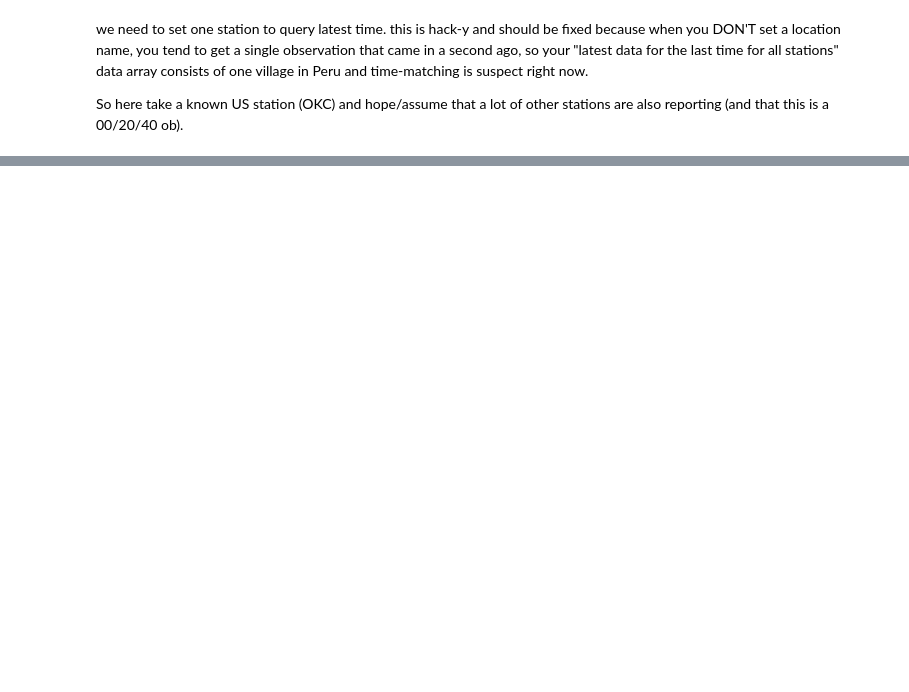
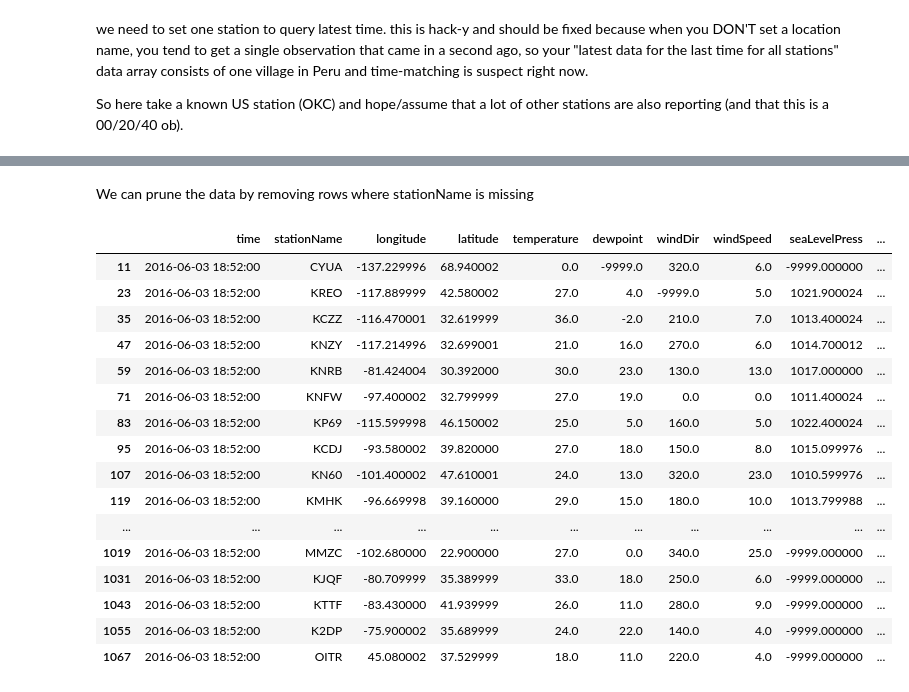
Before and after one commit to ahaberlie/python-awips, a Jupyter notebook: examples/notebooks/Surface_Obs_Plot_with_MetPy.ipynb, the cells around one changed output, grey strips where cells are left out. Saved outputs shown, nothing was run; the diff lists cells and outputs as text; code cells hidden in the pictures; blank space fills up the shorter version.

```diff
--- a/examples/notebooks/Surface_Obs_Plot_with_MetPy.ipynb
+++ b/examples/notebooks/Surface_Obs_Plot_with_MetPy.ipynb
@@ -140,0 +215,24 @@ NameError: name 'latitude' is not defined
+# %% [markdown]
+We can prune the data by removing rows where stationName is missing
+# %%
+obs = obs[obs.stationName.notnull()]
+
+HTML(obs.to_html())
+# %% [output]
+|  | time | stationName | longitude | latitude | temperature | dewpoint | windDir | windSpeed | seaLevelPress | ... |
+| 11 | 2016-06-03 18:52:00 | CYUA | -137.229996 | 68.940002 | 0.0 | -9999.0 | 320.0 | 6.0 | -9999.000000 | ... |
+| 23 | 2016-06-03 18:52:00 | KREO | -117.889999 | 42.580002 | 27.0 | 4.0 | -9999.0 | 5.0 | 1021.900024 | ... |
+| 35 | 2016-06-03 18:52:00 | KCZZ | -116.470001 | 32.619999 | 36.0 | -2.0 | 210.0 | 7.0 | 1013.400024 | ... |
+| 47 | 2016-06-03 18:52:00 | KNZY | -117.214996 | 32.699001 | 21.0 | 16.0 | 270.0 | 6.0 | 1014.700012 | ... |
+| 59 | 2016-06-03 18:52:00 | KNRB | -81.424004 | 30.392000 | 30.0 | 23.0 | 130.0 | 13.0 | 1017.000000 | ... |
+| 71 | 2016-06-03 18:52:00 | KNFW | -97.400002 | 32.799999 | 27.0 | 19.0 | 0.0 | 0.0 | 1011.400024 | ... |
+| 83 | 2016-06-03 18:52:00 | KP69 | -115.599998 | 46.150002 | 25.0 | 5.0 | 160.0 | 5.0 | 1022.400024 | ... |
+| 95 | 2016-06-03 18:52:00 | KCDJ | -93.580002 | 39.820000 | 27.0 | 18.0 | 150.0 | 8.0 | 1015.099976 | ... |
+| 107 | 2016-06-03 18:52:00 | KN60 | -101.400002 | 47.610001 | 24.0 | 13.0 | 320.0 | 23.0 | 1010.599976 | ... |
+| 119 | 2016-06-03 18:52:00 | KMHK | -96.669998 | 39.160000 | 29.0 | 15.0 | 180.0 | 10.0 | 1013.799988 | ... |
+| ... | ... | ... | ... | ... | ... | ... | ... | ... | ... | ... |
+| 1019 | 2016-06-03 18:52:00 | MMZC | -102.680000 | 22.900000 | 27.0 | 0.0 | 340.0 | 25.0 | -9999.000000 | ... |
+| 1031 | 2016-06-03 18:52:00 | KJQF | -80.709999 | 35.389999 | 33.0 | 18.0 | 250.0 | 6.0 | -9999.000000 | ... |
+| 1043 | 2016-06-03 18:52:00 | KTTF | -83.430000 | 41.939999 | 26.0 | 11.0 | 280.0 | 9.0 | -9999.000000 | ... |
+| 1055 | 2016-06-03 18:52:00 | K2DP | -75.900002 | 35.689999 | 24.0 | 22.0 | 140.0 | 4.0 | -9999.000000 | ... |
+| 1067 | 2016-06-03 18:52:00 | OITR | 45.080002 | 37.529999 | 18.0 | 11.0 | 220.0 | 4.0 | -9999.000000 | ... |
```
Also changed, not shown: parts of 16 cells of this notebook.
